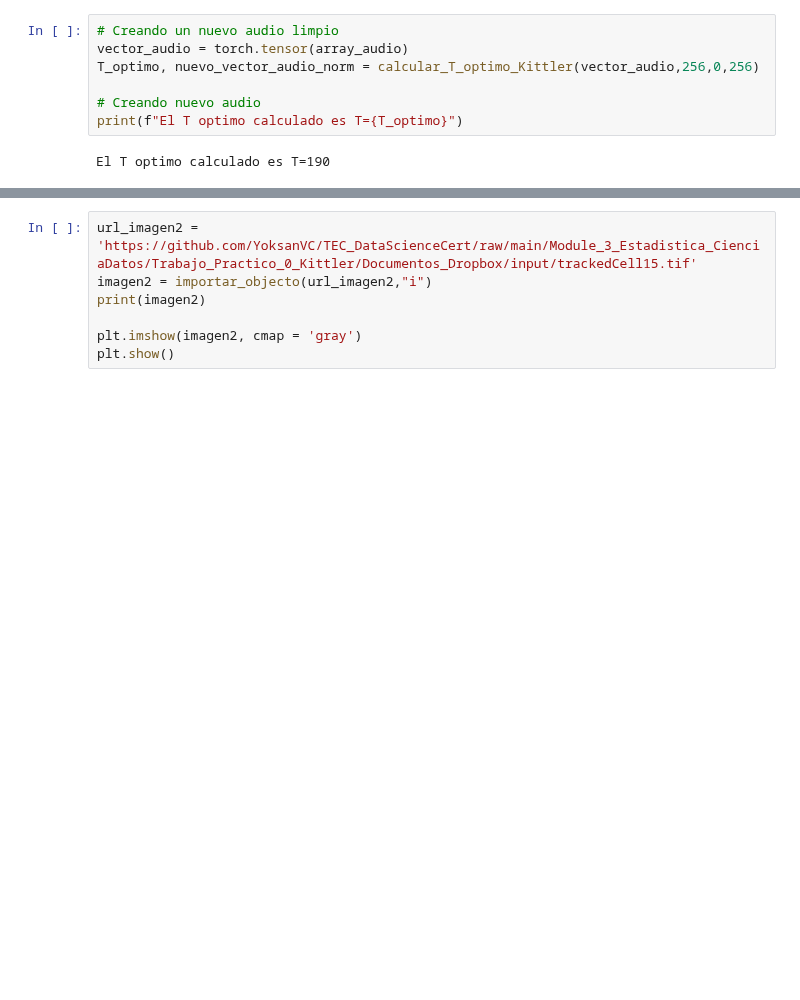
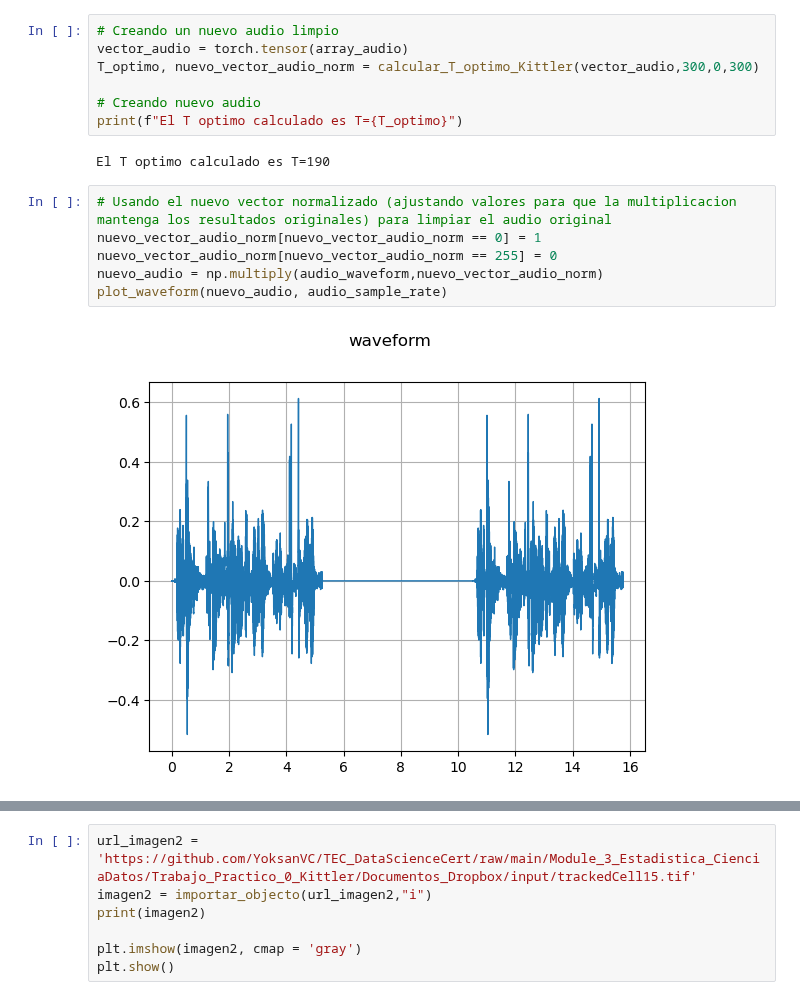
Before and after one commit to YoksanVC/TEC_DataScienceCert, a Jupyter notebook: Module_3_Estadistica_CienciaDatos/Trabajo_Practico_0_Kittler/Trabajo_Practico_0_Kittler.ipynb, the cells around one changed output, grey strips where cells are left out. Cells and saved outputs as stored; diff of their text form; blank space fills up the shorter version.

```diff
--- a/Module_3_Estadistica_CienciaDatos/Trabajo_Practico_0_Kittler/Trabajo_Practico_0_Kittler.ipynb
+++ b/Module_3_Estadistica_CienciaDatos/Trabajo_Practico_0_Kittler/Trabajo_Practico_0_Kittler.ipynb
@@ -429,9 +413,17 @@ Valor T | Costo | Media 1 | Var 1 | Media 2 | Var 2
 # %%
 # Creando un nuevo audio limpio
 vector_audio = torch.tensor(array_audio)
-T_optimo, nuevo_vector_audio_norm = calcular_T_optimo_Kittler(vector_audio,256,0,256)
+T_optimo, nuevo_vector_audio_norm = calcular_T_optimo_Kittler(vector_audio,300,0,300)
 
 # Creando nuevo audio
 print(f"El T optimo calculado es T={T_optimo}")
 # %% [output]
 El T optimo calculado es T=190
+# %%
+# Usando el nuevo vector normalizado (ajustando valores para que la multiplicacion mantenga los resultados originales) para limpiar el audio original
+nuevo_vector_audio_norm[nuevo_vector_audio_norm == 0] = 1
+nuevo_vector_audio_norm[nuevo_vector_audio_norm == 255] = 0
+nuevo_audio = np.multiply(audio_waveform,nuevo_vector_audio_norm)
+plot_waveform(nuevo_audio, audio_sample_rate)
+# %% [output]
+[figure, added]
```
Also changed, not shown: parts of 10 cells of this notebook.
